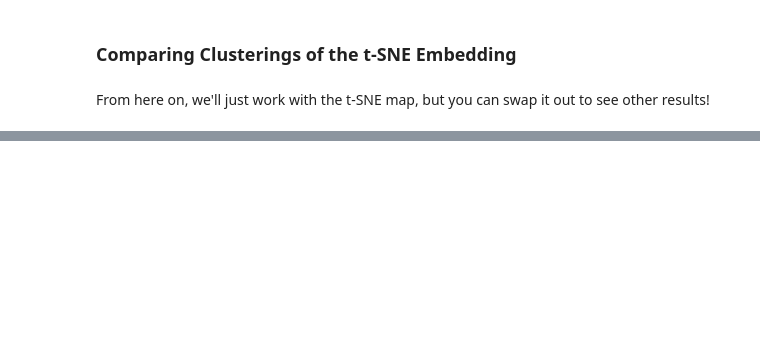
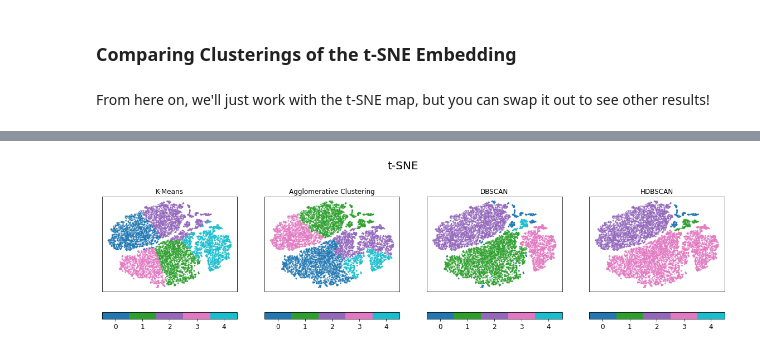
Before and after one commit to cersonsky-lab/unsupervised-ml, a Jupyter notebook: Clustering_Cyclohexanes.ipynb, the cells around one changed output, grey strips where cells are left out. Saved outputs shown, nothing was run; the diff lists cells and outputs as text; code cells hidden in the pictures; blank space fills up the shorter version.

```diff
--- a/Clustering_Cyclohexanes.ipynb
+++ b/Clustering_Cyclohexanes.ipynb
@@ -17,11 +17,17 @@ import sklearn.cluster as cluster
 import seaborn as sns
 from tqdm.auto import tqdm
 import hdbscan
+from sklearn.metrics import (davies_bouldin_score, silhouette_score,
+                             rand_score, fowlkes_mallows_score, jaccard_score,
+                             f1_score)
+scorings = (davies_bouldin_score, silhouette_score,
+                             rand_score, fowlkes_mallows_score, jaccard_score,
+                             f1_score)
+import pandas as pd
 
-from utils import set_mpl_fonts, set_cmap
+from utils import set_mpl_fonts
 
 set_mpl_fonts()
-cmap = set_cmap()
 # %% [markdown]
 ### SOAP descriptors
 # %%
@@ -186,13 +209,17 @@ truth_labels = hdbscan.HDBSCAN(min_cluster_size=10, min_samples=3).fit_predict(t
 # %%
 all_labels = plot_clusters([
     cluster.KMeans, cluster.AgglomerativeClustering, cluster.DBSCAN,
     hdbscan.HDBSCAN
 ], ["K-Means", 'Agglomerative Clustering', "DBSCAN", "HDBSCAN"],
                            algorithm_kw=[
                                dict(n_clusters=5),
                                dict(n_clusters=5),
-                               dict(eps=3, min_samples=3),
-                               dict(min_cluster_size=10, min_samples=3)
+                               dict(eps=2.5, min_samples=3),
+                               dict(min_cluster_size=100, min_samples=1)
                            ],
                            reps=[t_tsne],
-                           rep_names=['t-SNE'])
+                           rep_names=['t-SNE'],
+    min_points = 100,
+)
+# %% [output]
+[figure, added]
```
Also changed, not shown: parts of 14 cells of this notebook, 31 other files.
